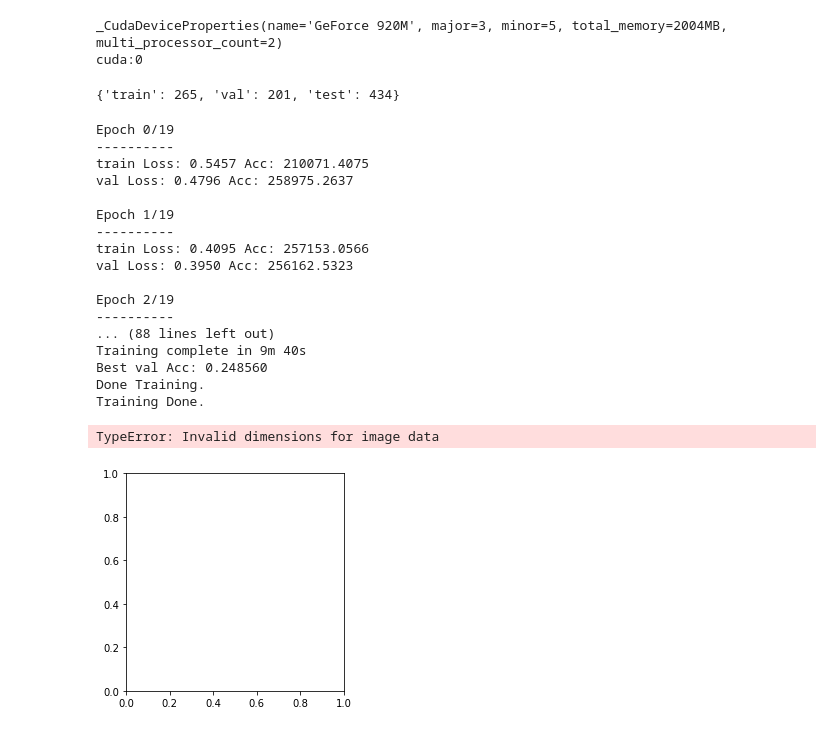
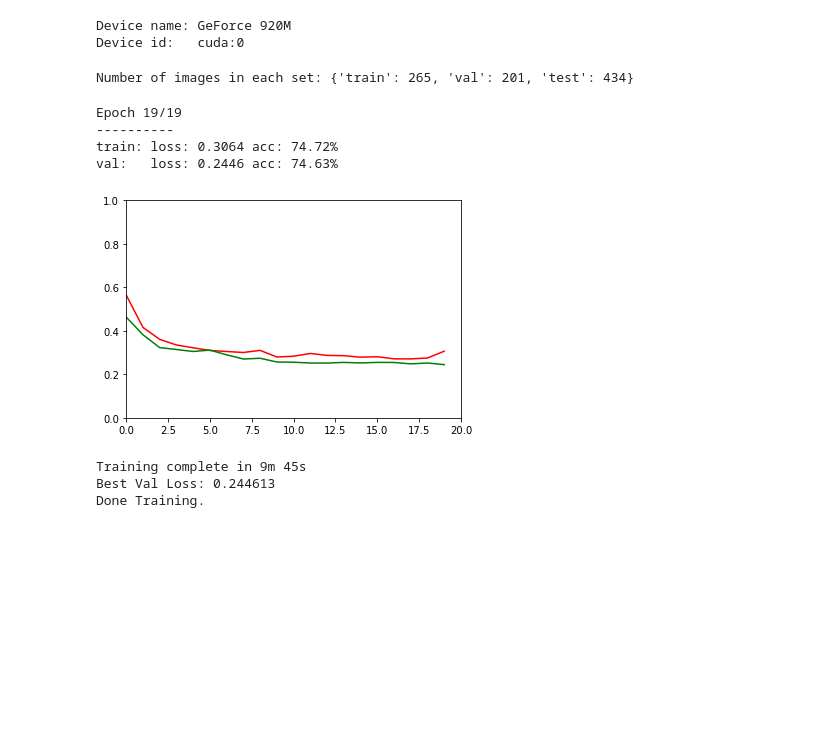
Before and after one commit to IGVC-IITK/computer_vision, a Jupyter notebook: fast_scnn/train.ipynb, the cells around one changed output. Drawn from its saved outputs; the diff is of its cells as text; code cells hidden in the pictures; blank space fills up the shorter version.

```diff
--- a/fast_scnn/train.ipynb
+++ b/fast_scnn/train.ipynb
@@ -21,10 +20,12 @@ from utils.dataset import IGVCDataset
 from utils.train_util import train_net
 from utils.common_utils import load_model, output_mask, save_model, img_to_mask
 # %%
-gpuid = 0
-print(torch.cuda.get_device_properties(gpuid))
-device = torch.device(f'cuda:{gpuid}' if torch.cuda.is_available() else 'cpu')
-print(device)
+# Setting and checking device
+gpuid=0
+device = torch.device('cuda:'+str(gpuid) if torch.cuda.is_available() else 'cpu')
+torch.cuda.device(device)
+print('Device name:', torch.cuda.get_device_properties(device).name)
+print('Device id:  ', device)
 # %% [output]
-_CudaDeviceProperties(name='GeForce 920M', major=3, minor=5, total_memory=2004MB, multi_processor_count=2)
-cuda:0
+Device name: GeForce 920M
+Device id:   cuda:0
@@ -44,16 +32,22 @@ def show_lanes(image, label):
 # %%
+# Data Augmentation
 train_transforms = transforms.Compose([
     transforms.RandomHorizontalFlip(p=0.5),
     transforms.RandomVerticalFlip(p=0.5),
     transforms.RandomResizedCrop(size=(480, 640)),
-    transforms.ToTensor(),
+    transforms.ToTensor()
 ])
 
 test_transforms = transforms.Compose([
     transforms.Resize((480, 640)),
-    transforms.ToTensor(),
+    transforms.ToTensor()
 ])
+
+# Note that these transforms are applied to all inputs as well as labels (with
+# randomized transforms receiving the same seed). So transforms.Grayscale &
+# transforms.Normalize is later performed separately (for inputs only).
 # %%
+# Loading train, val and test sets
 dataloaders = {}
 datasets = {}
 datasizes = {}
@@ -69,9 +63,12 @@ datasizes['val'] = len(datasets['val'])
 datasets['test'] = IGVCDataset(imgs_dir='data_test/images', labels_dir='data_test/labels', transform=test_transforms)
 dataloaders['test'] = torch.utils.data.DataLoader(datasets['test'], batch_size=4, shuffle=False, num_workers=2)
 datasizes['test'] = len(datasets['test'])
+dataiter = iter(dataloaders['test'])
 
-print(datasizes)
+print('Number of images in each set:', datasizes)
 # %% [output]
-{'train': 265, 'val': 201, 'test': 434}
+Number of images in each set: {'train': 265, 'val': 201, 'test': 434}
 # %%
-model = FastSCNN(in_channel=1, width_multiplier=0.5, num_classes=2, dropout_prob=0.5).to(device)
+# Loading model
+model = FastSCNN(in_channel=1, width_multiplier=0.5, num_classes=2,
+                 dropout_prob=0.5).to(device)
@@ -80,40 +78,17 @@ model = FastSCNN(in_channel=1, width_multiplier=0.5, num_classes=2, dropout_prob
 # %%
+# Training the model
 optimizer_ft = torch.optim.SGD(model.parameters(), lr=0.006, momentum=0.9)
 exp_lr_scheduler = torch.optim.lr_scheduler.StepLR(optimizer_ft, step_size=10, gamma=0.1)
-criterion = torch.nn.CrossEntropyLoss(torch.tensor([1, 80], dtype=torch.float).to(device))
+criterion = torch.nn.CrossEntropyLoss(torch.tensor([1, 20], dtype=torch.float).to(device))
 
-model = train_net(model, dataloaders, datasizes, criterion, optimizer_ft, exp_lr_scheduler, device, num_epochs=20)
-print('Training Done.')
+model = train_net(model, dataloaders, datasizes, criterion, optimizer_ft,
+                  exp_lr_scheduler, device, num_epochs=20)
 # %% [output]
-Epoch 0/19
+Epoch 19/19
 ----------
-train Loss: 0.5457 Acc: 210071.4075
-val Loss: 0.4796 Acc: 258975.2637
-
-Epoch 1/19
-----------
-train Loss: 0.4095 Acc: 257153.0566
-val Loss: 0.3950 Acc: 256162.5323
-
-Epoch 2/19
-----------
-... (88 lines left out)
-Training complete in 9m 40s
-Best val Acc: 0.248560
-Done Training.
-Training Done.
+train: loss: 0.3064 acc: 74.72%
+val:   loss: 0.2446 acc: 74.63%
+[figure, added]
+Training complete in 9m 45s
+Best Val Loss: 0.244613
+Done Training.
-# %%
-dataiter = iter(dataloaders['train'])
-img, label = dataiter.next()
-img, label = dataiter.next()
-img, label = dataiter.next()
-img, label = dataiter.next()
-plt.imshow(img[1])
-#show_lanes(utils.make_grid(img), utils.make_grid(label))
-plt.show()
-plt.imshow(img[2].permute(1,2,0))
-#show_lanes(utils.make_grid(img), utils.make_grid(label))
-plt.show()
-# %% [output]
-TypeError: Invalid dimensions for image data
-[figure, removed]
```
Also changed, not shown: parts of 12 cells of this notebook, 3 other files.
